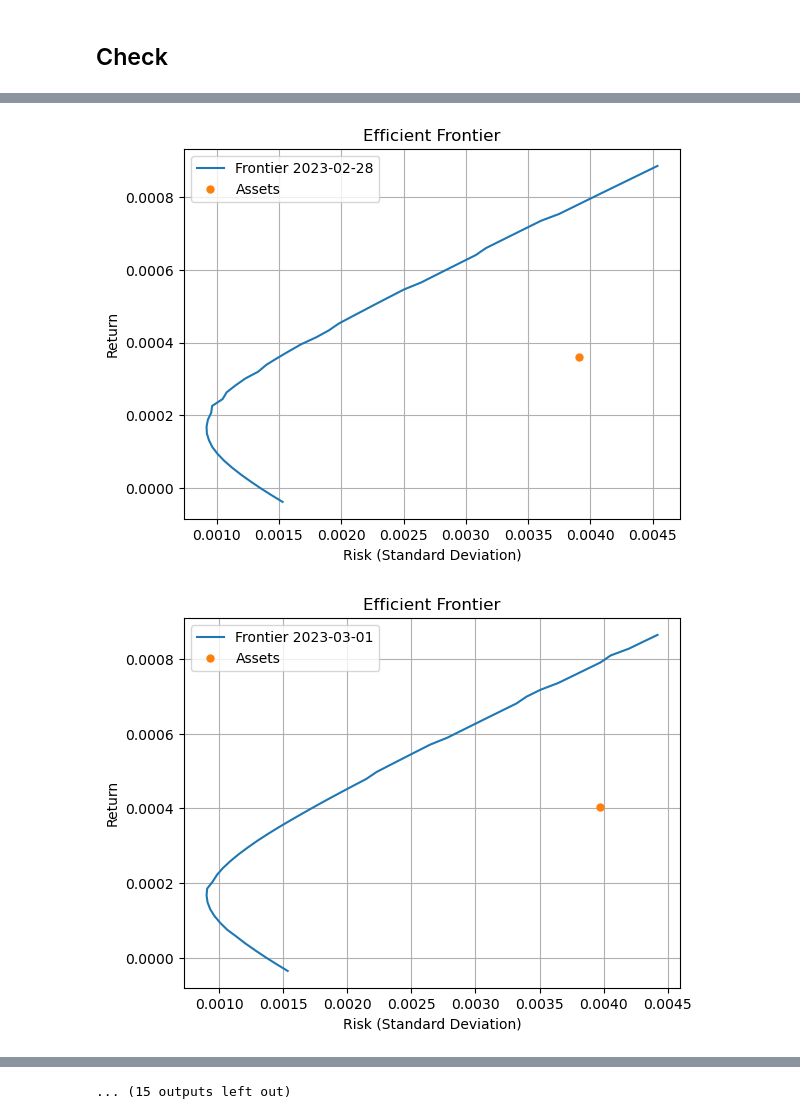
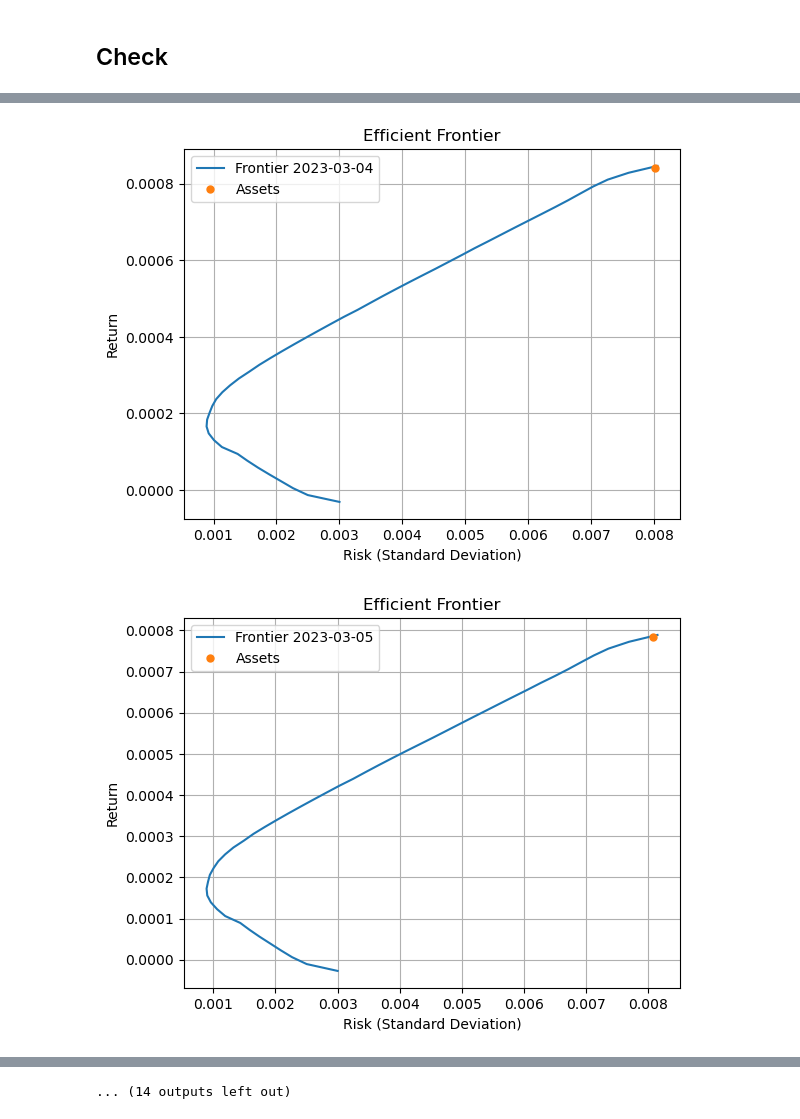
Before and after one commit to cchuenchoksan/RoboAdvisorApp, a Jupyter notebook: backend/gmvp.ipynb, the cells around one changed output, grey strips where cells are left out. Drawn from its saved outputs; the diff is of its cells as text; code cells hidden in the pictures.

Commit message:
fix some bugs
1. update the optimization method to make results stable
2. update short sales option in both EFF and optimal portfolio calculation

```diff
--- a/backend/gmvp.ipynb
+++ b/backend/gmvp.ipynb
@@ -26,11 +30,12 @@ def utility_function(weights, mean_returns, cov_matrix, risk_aversion):
     risk = np.sqrt(np.dot(weights.T, np.dot(cov_matrix, weights)))
     return -(returns - 0.5 * risk_aversion * risk ** 2)
 
-def optimal_portfolio(mean_returns, cov_matrix, risk_aversion):
+def optimal_portfolio(mean_returns, cov_matrix, risk_aversion, short_sales):
     """Calculate optimal portfolio."""
     num_assets = len(mean_returns)
     constraints = [{'type': 'eq', 'fun': lambda w: np.sum(w) - 1}]
-    bounds = [(0, 1)] * num_assets
+    constraints = LinearConstraint(np.ones(num_assets), 1, 1)
+    bounds = None if short_sales else [(0, 1)] * num_assets
 
     best_result = None
     best_utility = float('-inf')
@@ -38,7 +43,6 @@ def optimal_portfolio(mean_returns, cov_matrix, risk_aversion):
     initial_guesses = [
         np.ones(num_assets) / num_assets,  # Equal weights
         np.random.random(num_assets),      # Random weights
-        np.zeros(num_assets)               # Zero weights
     ]
     for init_guess in initial_guesses:
         # Normalize the initial guess to sum to 1
@@ -48,7 +52,7 @@ def optimal_portfolio(mean_returns, cov_matrix, risk_aversion):
             init_guess = np.ones(num_assets) / num_assets
 
         opt = minimize(utility_function, init_guess, args=(mean_returns, cov_matrix, risk_aversion),
-                       bounds=bounds, constraints=constraints, method='SLSQP')
+                       bounds=bounds, constraints=constraints, method='trust-constr')
 
         if opt.success:
             utility = -utility_function(opt.x, mean_returns, cov_matrix, risk_aversion)
@@ -116,7 +120,7 @@ def efficient_frontier_series(fund_data, risk_aversion, history_start = (pd.Time
         # print(cov_matrix)
         # Calculate efficient frontier
         frontier = efficient_frontier(avg_returns, cov_matrix, short_sales)
-        optimal_portfolio_weights = optimal_portfolio(avg_returns, cov_matrix, risk_aversion)
+        optimal_portfolio_weights = optimal_portfolio(avg_returns, cov_matrix, risk_aversion, short_sales)
         results[start_date.strftime('%Y-%m-%d')]['frontier'] = frontier
         results[start_date.strftime('%Y-%m-%d')]['optimal_portfolio_weights'] = optimal_portfolio_weights
         results[start_date.strftime('%Y-%m-%d')]['optimal_portfolio_return_annual'] = np.dot(optimal_portfolio_weights, avg_returns) * 252
@@ -248,0 +232,24 @@ for i in range(-10, 10):
+# %%
+import numpy as np
+
+mean_ret = np.array([0.000809093, 0.001537579, 0.000131069, 0.000972346, -0.000822326])
+
+var_cov = np.array([
+    [0.001233218, 0.00103242,  0.000416153, 0.000623291, 0.000250602],
+    [0.00103242,  0.001406172, 0.000317927, 0.000508075, 0.000114722],
+    [0.000416153, 0.000317927, 0.00043128,  0.000291777, 0.000194576],
+    [0.000623291, 0.000508075, 0.000291777, 0.000499092, 0.000207857],
+    [0.000250602, 0.000114722, 0.000194576, 0.000207857, 0.000356763]
+])
+short_sales = False
+frontier  = efficient_frontier(mean_ret, var_cov, short_sales=short_sales)
+optimal_portfolio_weights = optimal_portfolio(mean_ret, var_cov, 1, short_sales=short_sales)
+port_ret = np.dot(optimal_portfolio_weights, mean_ret)
+port_var = np.sqrt(np.dot(optimal_portfolio_weights.T, np.dot(var_cov, optimal_portfolio_weights)))
+plt.scatter(port_var, port_ret, color='red', label='Optimal Portfolio')
+plt.plot(frontier[:, 1], frontier[:, 0], label=f'Frontier {date}')
+plt.xlabel('Risk')
+plt.ylabel('Return')
+plt.title('Efficient Frontier')
+plt.legend()
+plt.show()
@@ -255,7 +264,7 @@ def plot_efficient_frontier(results):
         frontier = data['frontier']
         if frontier.size > 0:
             plt.plot(frontier[:, 1], frontier[:, 0], label=f'Frontier {date}')
-            plt.plot(data['optimal_portfolio_risk'], data['optimal_portfolio_return'], 'o', markersize=5, label='Assets')
+            plt.plot(data['optimal_portfolio_risk_annual']/np.sqrt(252), data['optimal_portfolio_return_annual']/252, 'o', markersize=5, label='Assets')
 
             plt.xlabel('Risk (Standard Deviation)')
             plt.ylabel('Return')
@@ -265,5 +274,6 @@ def plot_efficient_frontier(results):
             plt.show()
 
 # Plot the efficient frontier
+results = efficient_frontier_series(fund_data, risk_aversion=2, backtest_period_month=24, short_sales=False)
 plot_efficient_frontier(results)
 # %% [output]
@@ -279,2 +289,2 @@ plot_efficient_frontier(results)
-[figure, old version]
+[figure, new version]
-[figure, old version]
+[figure, new version]
@@ -282 +292 @@ plot_efficient_frontier(results)
-... (15 outputs left out)
+... (14 outputs left out)
```
Also changed, not shown: parts of 7 cells of this notebook.
